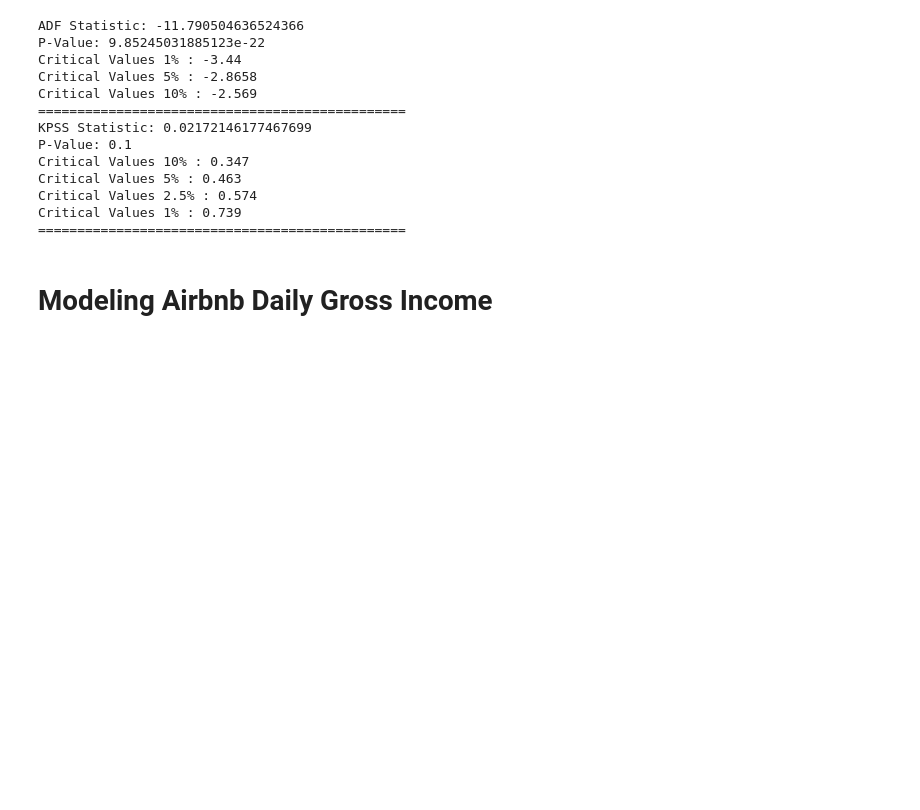
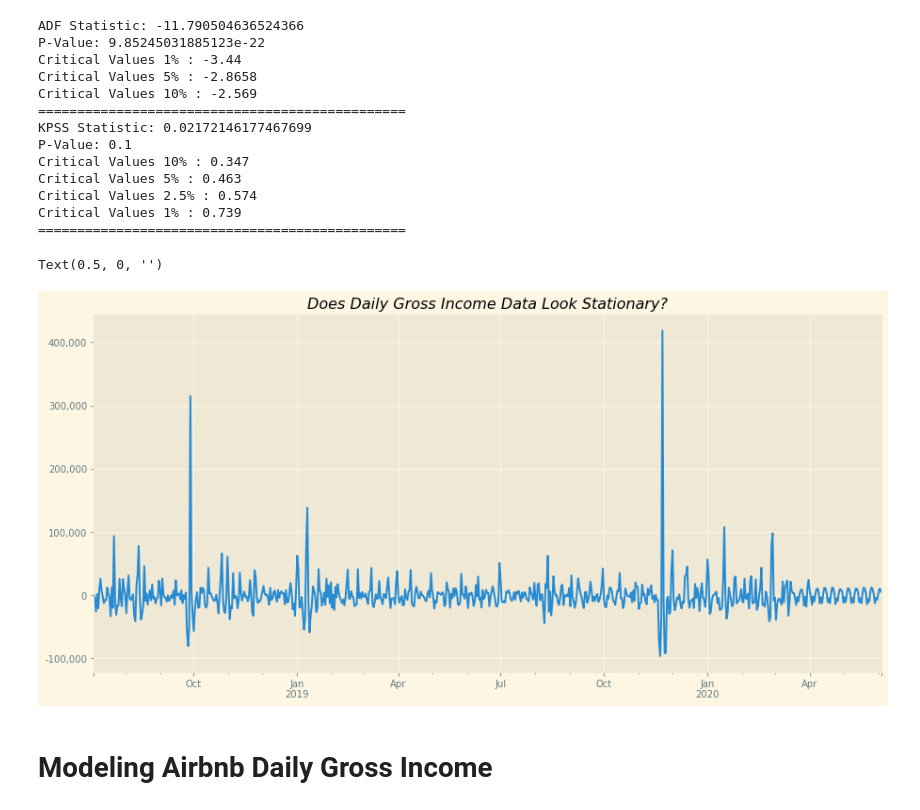
Before and after one commit to KishenSharma6/SF_Airbnb_Rental_Market_Analysis, a Jupyter notebook: Project_Codes/04_Modeling/2020_0715_Market_Analysis.ipynb, the cells around one changed output. Cells and saved outputs as stored; diff of their text form; code cells hidden in the pictures; blank space fills up the shorter version.

```diff
--- a/Project_Codes/04_Modeling/2020_0715_Market_Analysis.ipynb
+++ b/Project_Codes/04_Modeling/2020_0715_Market_Analysis.ipynb
@@ -159,6 +156,17 @@ Critical Values 5% : 0.463
 Critical Values 2.5% : 0.574
 Critical Values 1% : 0.739
 ===============================================
+# %%
+#Plot Stationary data for eye test
+g = daily_gross.gross_stationary.plot(figsize = (15,7))
+
+#Set plot aesthetics
+g.set_title('Does Daily Gross Income Data Look Stationary?',fontstyle = 'italic')
+g.get_yaxis().set_major_formatter(plt.FuncFormatter(lambda x, loc: "{:,}".format(int(x))))
+g.set_xlabel('')
+# %% [output]
+Text(0.5, 0, '')
+[figure, added]
 # %% [markdown]
 # Modeling Airbnb Daily Gross Income
 # %% [markdown]
```
Also changed, not shown: parts of 43 cells of this notebook.
